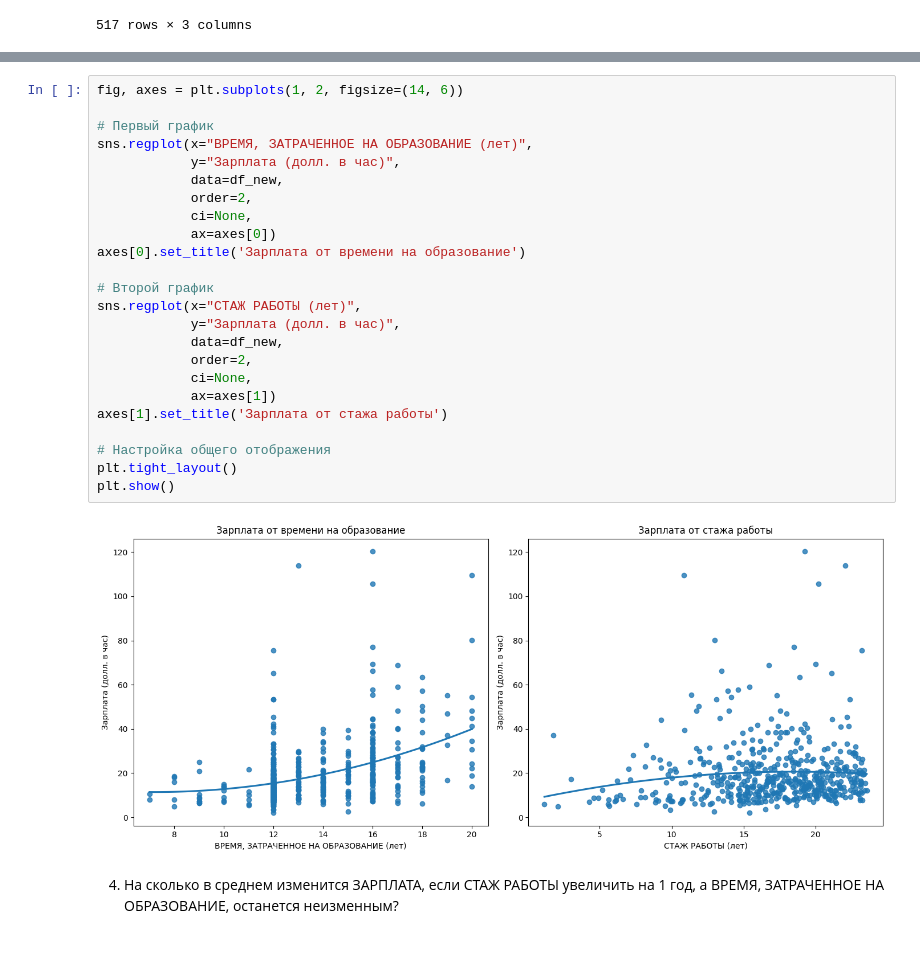
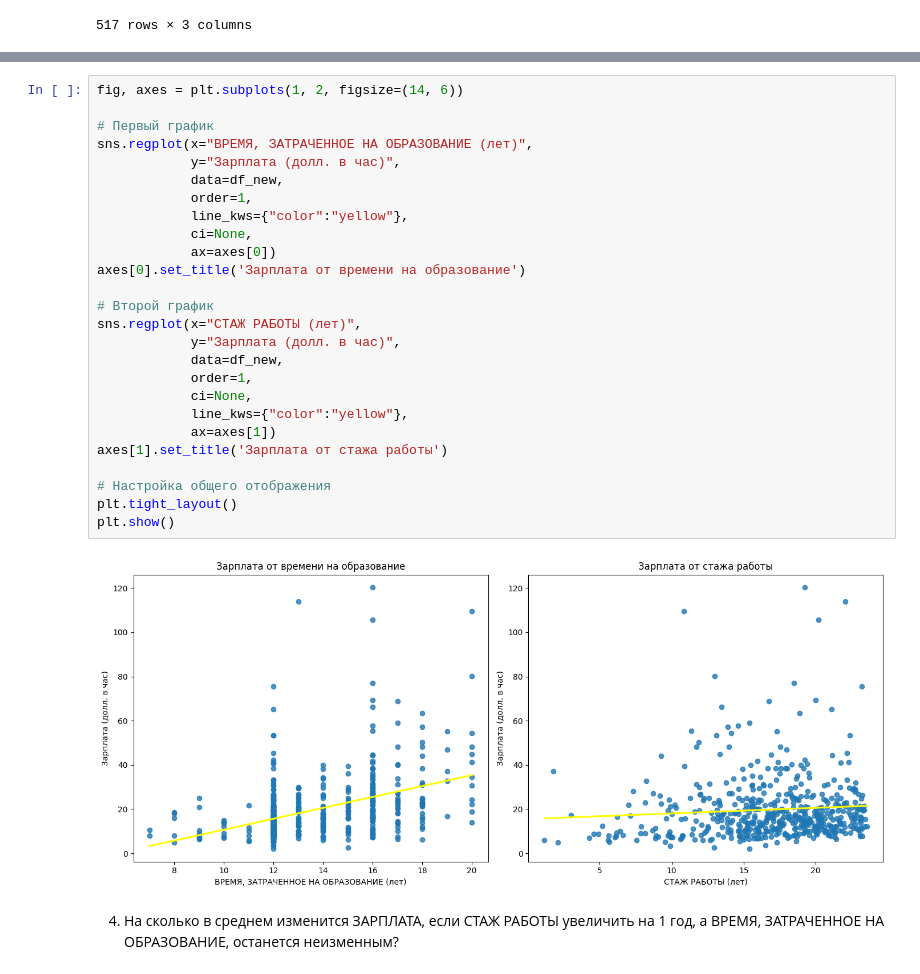
Before and after one commit to Nibuku/Stats_Analysis_, a Jupyter notebook: lab4_var5.ipynb, the cells around one changed output, grey strips where cells are left out. Saved outputs shown, nothing was run; the diff lists cells and outputs as text.

```diff
--- a/lab4_var5.ipynb
+++ b/lab4_var5.ipynb
@@ -180,29 +172,31 @@ Notes:
 # %%
 fig, axes = plt.subplots(1, 2, figsize=(14, 6))
 
 # Первый график
 sns.regplot(x="ВРЕМЯ, ЗАТРАЧЕННОЕ НА ОБРАЗОВАНИЕ (лет)",
             y="Зарплата (долл. в час)",
             data=df_new,
-            order=2,
+            order=1,
+            line_kws={"color":"yellow"},
             ci=None,
             ax=axes[0])
 axes[0].set_title('Зарплата от времени на образование')
 
 # Второй график
 sns.regplot(x="СТАЖ РАБОТЫ (лет)",
             y="Зарплата (долл. в час)",
             data=df_new,
-            order=2,
+            order=1,
             ci=None,
+            line_kws={"color":"yellow"},
             ax=axes[1])
 axes[1].set_title('Зарплата от стажа работы')
 
 # Настройка общего отображения
 plt.tight_layout()
 plt.show()
 # %% [output]
-[figure, old version]
+[figure, new version]
 # %% [markdown]
 4. На сколько в среднем изменится ЗАРПЛАТА, если СТАЖ РАБОТЫ увеличить на 1 год,
 а ВРЕМЯ, ЗАТРАЧЕННОЕ НА ОБРАЗОВАНИЕ, останется неизменным?
```
Also changed, not shown: parts of 27 cells of this notebook, 1 other file.
